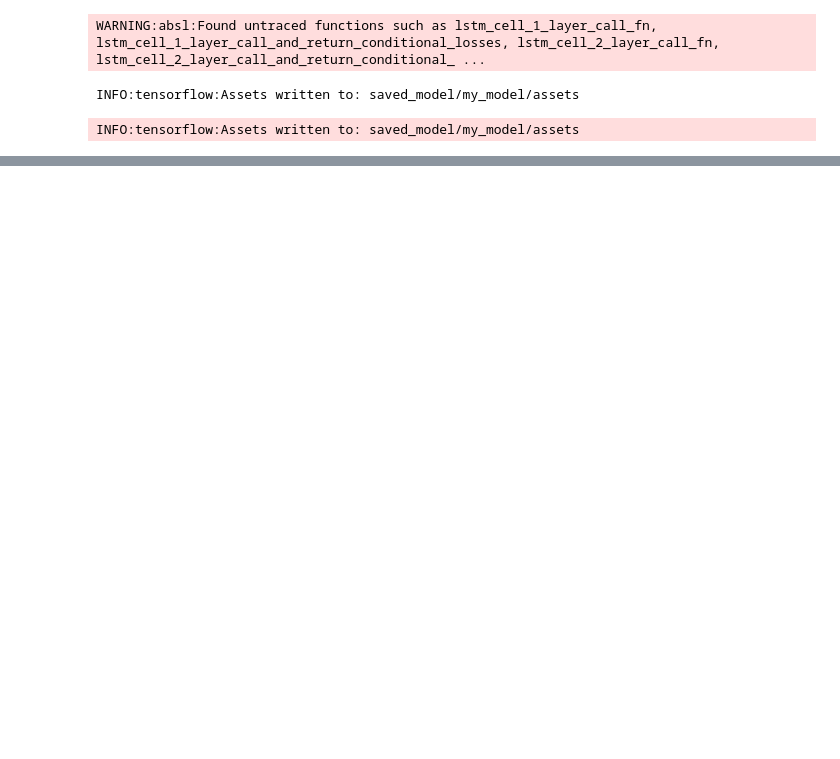
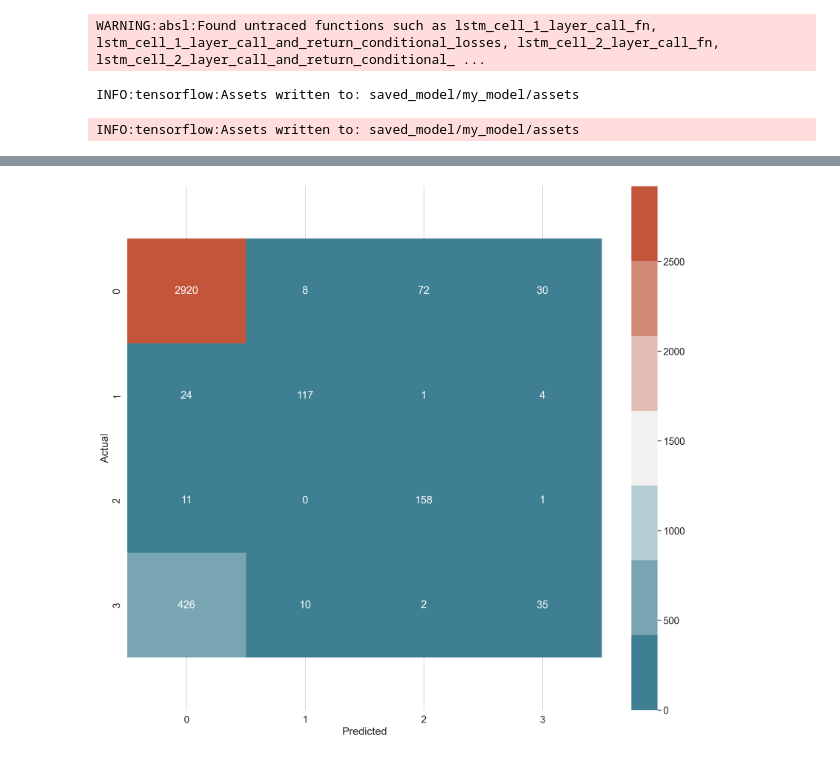
Before and after one commit to MoreBangForYourBuck/c2_competition, a Jupyter notebook: tensorflow_bi_LSTM.ipynb, the cells around one changed output, grey strips where cells are left out. Cells and saved outputs as stored; diff of their text form; code cells hidden in the pictures; blank space fills up the shorter version.

```diff
--- a/tensorflow_bi_LSTM.ipynb
+++ b/tensorflow_bi_LSTM.ipynb
@@ -257,0 +325,2 @@ plt.legend();
+# %%
+model.load_weights('training_2/cp-0003.ckpt')
@@ -260,2 +335,2 @@ model.evaluate(X_test, y_test)
 # %%
-y_pred = model.predict(X_test)
+y_pred = model.predict(X_val)
@@ -284,7 +361,9 @@ def plot_cm(y_true, y_pred, class_names):
   plt.show() # ta-da!
 # %%
 plot_cm(
-  enc.inverse_transform(y_test),
+  enc.inverse_transform(y_val),
   enc.inverse_transform(y_pred),
   enc.categories_[0]
 )
+# %% [output]
+[figure, added]
```
Also changed, not shown: parts of 20 cells of this notebook, 20 other files.
